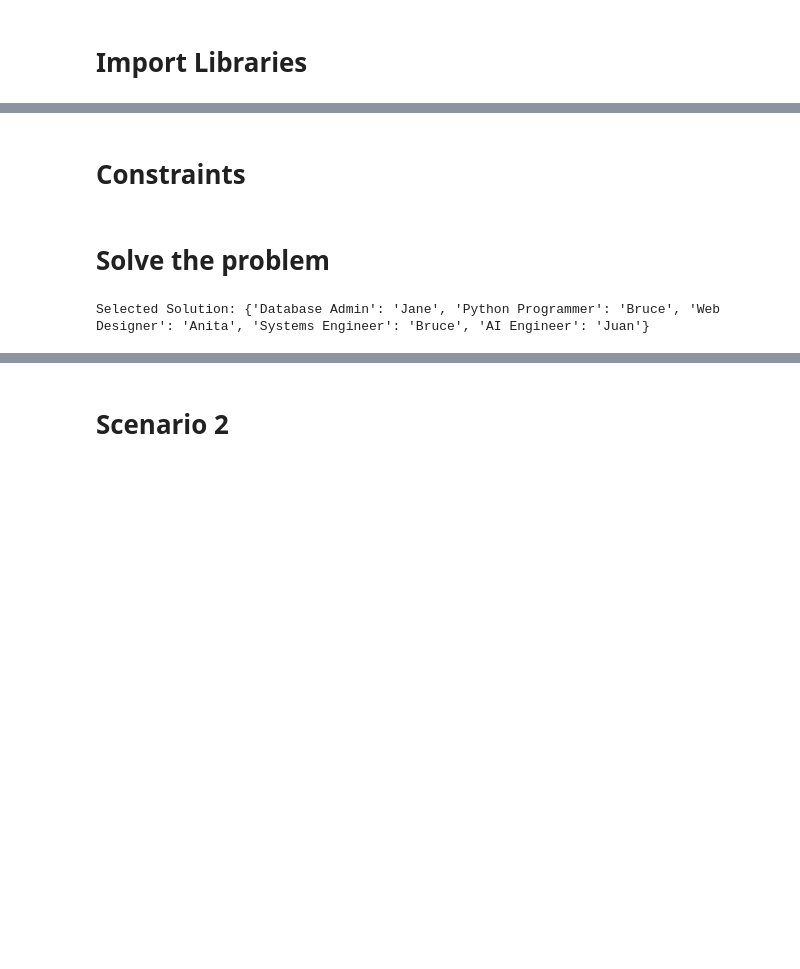
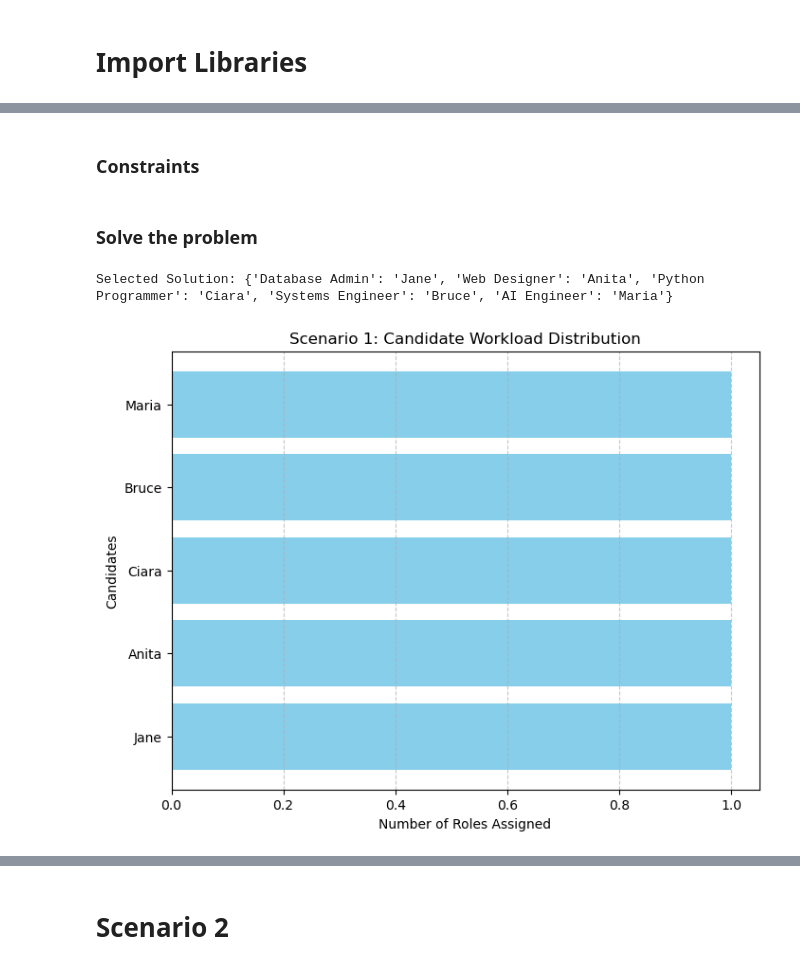
Before and after one commit to Carlos-S320/CSP-for-AI-Hiring, a Jupyter notebook: AI Hiring CSP.ipynb, the cells around one changed output, grey strips where cells are left out. Cells and saved outputs as stored; diff of their text form; code cells hidden in the pictures; blank space fills up the shorter version.

```diff
--- a/AI Hiring CSP.ipynb
+++ b/AI Hiring CSP.ipynb
@@ -92,5 +97,6 @@ candidates = {
     "Bruce": {"Systems", "Python"},
     "Anita": {"Web", "AI"},
     "Maria": {"Multimedia", "AI", "Security"},
+    "Ciara": {"Python"}
 }
 # %% [markdown]
@@ -100,7 +106,7 @@ for role in roles:
     eligible_candidates = [candidate for candidate, skills in candidates.items() if role.split()[0] in skills]
     problem.addVariable(role, eligible_candidates)
 # %% [markdown]
-# Constraints
+### Constraints
 # %%
 # A candidate can fulfill a maximum of two roles
 def max_two_roles(*assignments):
@@ -113,4 +119,4 @@ problem.addConstraint(max_two_roles, list(roles.keys()))
 for role in roles:
     problem.addConstraint(lambda candidate: candidate is not None, [role])
 # %% [markdown]
-# Solve the problem
+### Solve the problem
@@ -121,8 +125,36 @@ solutions = problem.getSolutions()
 if not solutions:
     print("No solutions found. Check the constraints or input data.")
 else:
-    # Choose the first solution
-    solution = solutions[0]
-    print("Selected Solution:", solution)
+    # Filter solutions to ensure Ciara is included as a Python Programmer
+    ciara_solutions = [
+        sol for sol in solutions
+        if 'Python Programmer' in sol and (
+            sol['Python Programmer'] == 'Ciara' or
+            (isinstance(sol['Python Programmer'], list) and 'Ciara' in sol['Python Programmer'])
+        )
+    ]
+
+    if not ciara_solutions:
+        print("No solutions found with Ciara as a Python Programmer.")
+    else:
+        # Select the first solution with Ciara included
+        solution = ciara_solutions[0]
+        print("Selected Solution:", solution)
 # %% [output]
-Selected Solution: {'Database Admin': 'Jane', 'Python Programmer': 'Bruce', 'Web Designer': 'Anita', 'Systems Engineer': 'Bruce', 'AI Engineer': 'Juan'}
+Selected Solution: {'Database Admin': 'Jane', 'Web Designer': 'Anita', 'Python Programmer': 'Ciara', 'Systems Engineer': 'Bruce', 'AI Engineer': 'Maria'}
+# %%
+import matplotlib.pyplot as plt
+# Prepare data for the horizontal bar chart
+role_counts = Counter(candidate for role, candidates in solution.items() for candidate in ([candidates] if isinstance(candidates, str) else candidates))
+
+plt.figure(figsize=(8, 6))
+plt.barh(list(role_counts.keys()), list(role_counts.values()), color='skyblue')
+plt.xlabel('Number of Roles Assigned')
+plt.ylabel('Candidates')
+plt.title('Scenario 1: Candidate Workload Distribution')
+plt.grid(axis='x', linestyle='--', alpha=0.7)
+
+
+plt.show()
+# %% [output]
+[figure, added]
```
Also changed, not shown: parts of 31 cells of this notebook.
